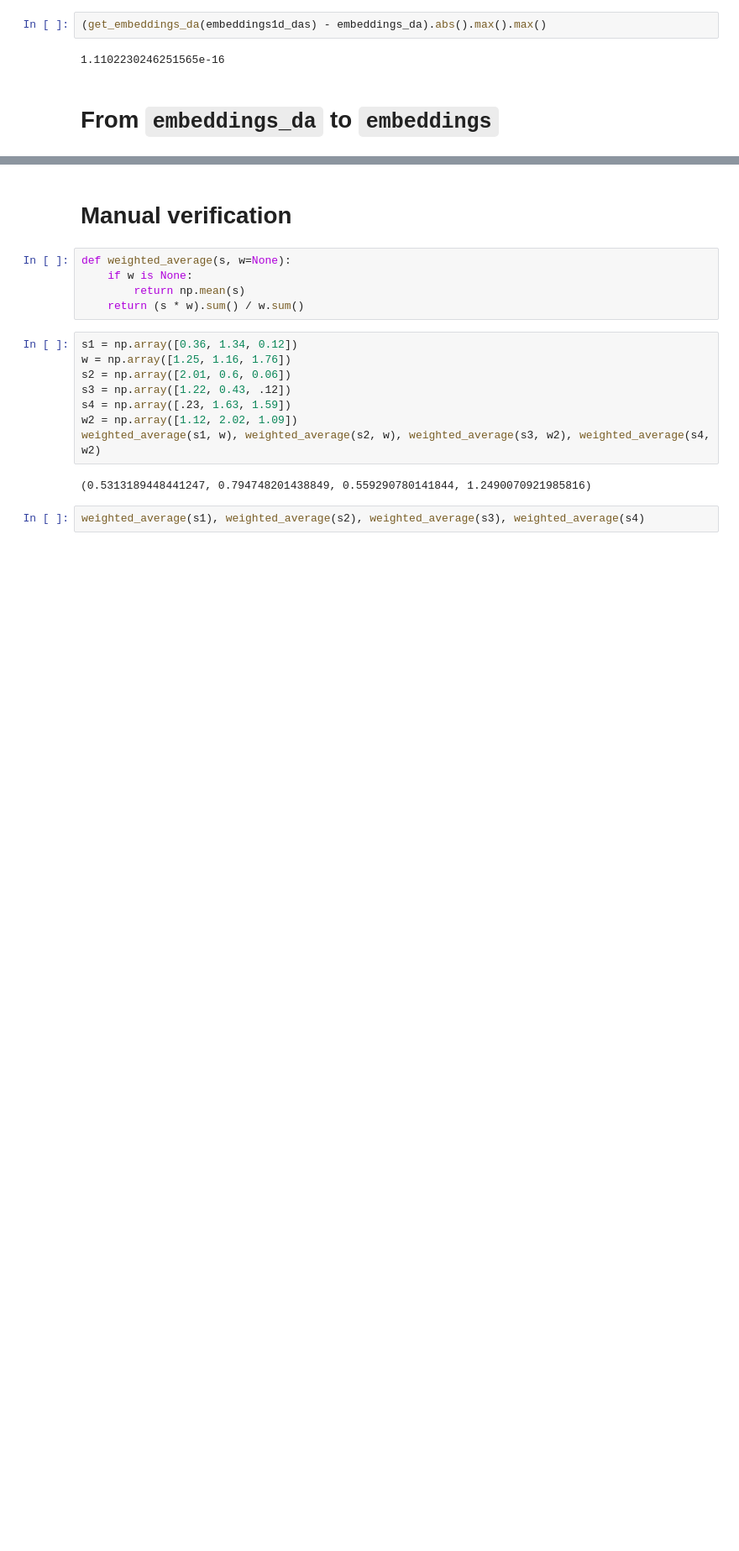
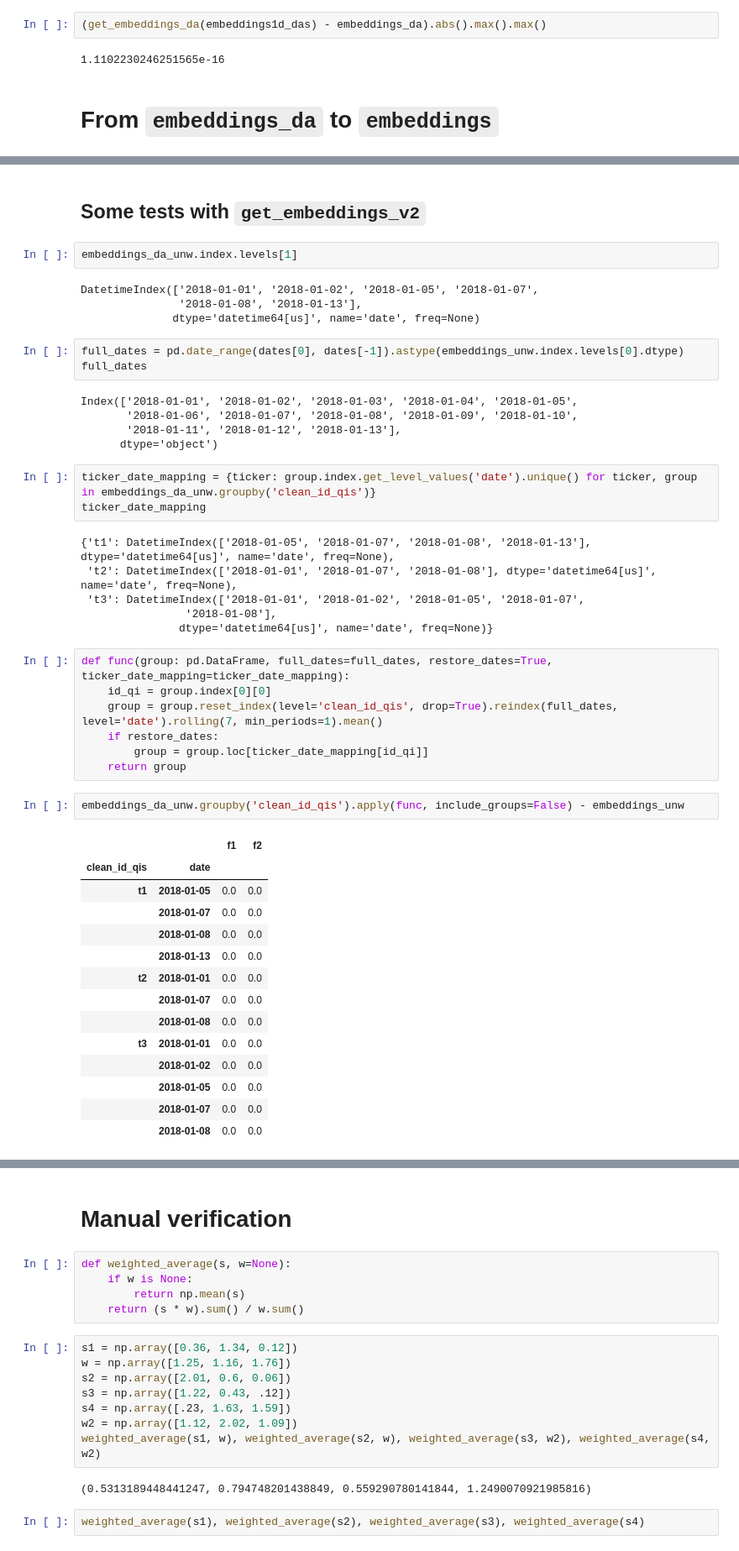
Before and after one commit to pirmil/A, a Jupyter notebook: sentence_embeddings_clean.ipynb, the cells around one changed output, grey strips where cells are left out. Shown: that part at 84% size. Saved outputs shown, nothing was run; the diff lists cells and outputs as text; blank space fills up the shorter version.

```diff
--- a/sentence_embeddings_clean.ipynb
+++ b/sentence_embeddings_clean.ipynb
@@ -303,0 +356,49 @@ This is how embeddings_da should look like before passing to get_embeddings:
+# %% [markdown]
+## Some tests with ``get_embeddings_v2``
+# %%
+embeddings_da_unw.index.levels[1]
+# %% [output]
+DatetimeIndex(['2018-01-01', '2018-01-02', '2018-01-05', '2018-01-07',
+               '2018-01-08', '2018-01-13'],
+              dtype='datetime64[us]', name='date', freq=None)
+# %%
+full_dates = pd.date_range(dates[0], dates[-1]).astype(embeddings_unw.index.levels[0].dtype)
+full_dates
+# %% [output]
+Index(['2018-01-01', '2018-01-02', '2018-01-03', '2018-01-04', '2018-01-05',
+       '2018-01-06', '2018-01-07', '2018-01-08', '2018-01-09', '2018-01-10',
+       '2018-01-11', '2018-01-12', '2018-01-13'],
+      dtype='object')
+# %%
+ticker_date_mapping = {ticker: group.index.get_level_values('date').unique() for ticker, group in embeddings_da_unw.groupby('clean_id_qis')}
+ticker_date_mapping
+# %% [output]
+{'t1': DatetimeIndex(['2018-01-05', '2018-01-07', '2018-01-08', '2018-01-13'], dtype='datetime64[us]', name='date', freq=None),
+ 't2': DatetimeIndex(['2018-01-01', '2018-01-07', '2018-01-08'], dtype='datetime64[us]', name='date', freq=None),
+ 't3': DatetimeIndex(['2018-01-01', '2018-01-02', '2018-01-05', '2018-01-07',
+                '2018-01-08'],
+               dtype='datetime64[us]', name='date', freq=None)}
+# %%
+def func(group: pd.DataFrame, full_dates=full_dates, restore_dates=True, ticker_date_mapping=ticker_date_mapping):
+    id_qi = group.index[0][0]
+    group = group.reset_index(level='clean_id_qis', drop=True).reindex(full_dates, level='date').rolling(7, min_periods=1).mean()
+    if restore_dates:
+        group = group.loc[ticker_date_mapping[id_qi]]
+    return group
+# %%
+embeddings_da_unw.groupby('clean_id_qis').apply(func, include_groups=False) - embeddings_unw
+# %% [output]
+|  |  | f1 | f2 |
+| clean_id_qis | date |  |  |
+| t1 | 2018-01-05 | 0.0 | 0.0 |
+|  | 2018-01-07 | 0.0 | 0.0 |
+|  | 2018-01-08 | 0.0 | 0.0 |
+|  | 2018-01-13 | 0.0 | 0.0 |
+| t2 | 2018-01-01 | 0.0 | 0.0 |
+|  | 2018-01-07 | 0.0 | 0.0 |
+|  | 2018-01-08 | 0.0 | 0.0 |
+| t3 | 2018-01-01 | 0.0 | 0.0 |
+|  | 2018-01-02 | 0.0 | 0.0 |
+|  | 2018-01-05 | 0.0 | 0.0 |
+|  | 2018-01-07 | 0.0 | 0.0 |
+|  | 2018-01-08 | 0.0 | 0.0 |
```
Also changed, not shown: parts of 15 cells of this notebook.
